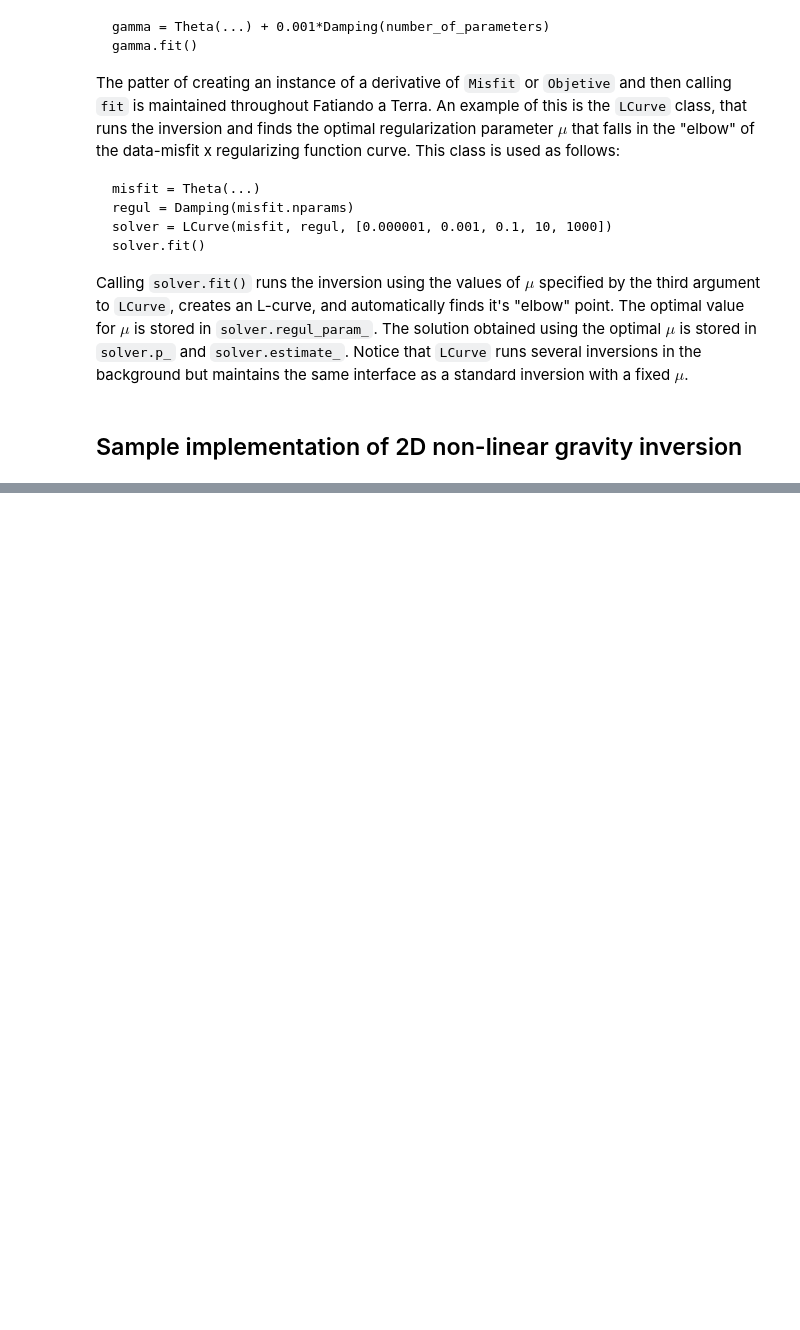
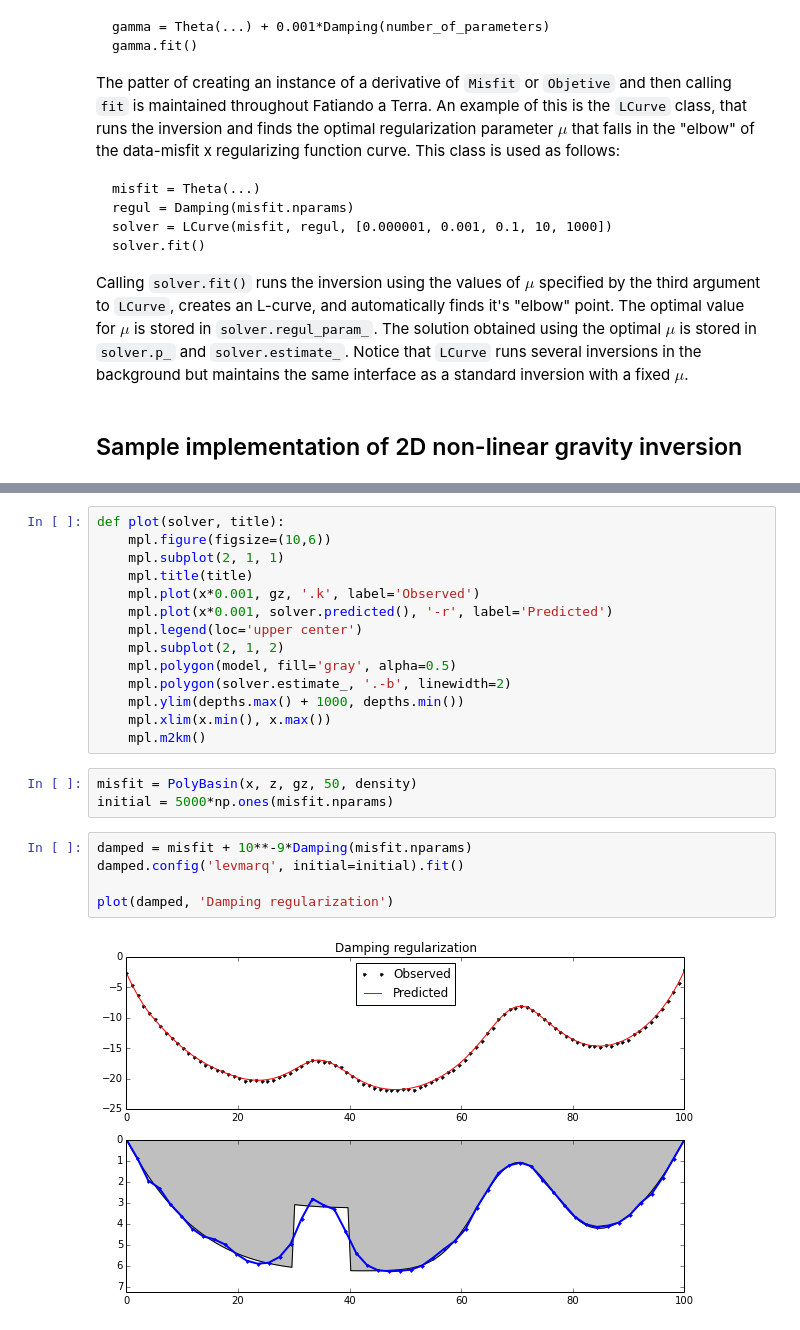
Before and after one commit to leouieda/relatorio-anual-geofisica-2014, a Jupyter notebook: phd-report-2014.ipynb, the cells around one changed output, grey strips where cells are left out. Cells and saved outputs as stored; diff of their text form; blank space fills up the shorter version.

```diff
--- a/phd-report-2014.ipynb
+++ b/phd-report-2014.ipynb
@@ -180,0 +259,24 @@ To exemplify the use of the inverse problems API in Fatiando a Terra, we'll impl
+# %%
+def plot(solver, title):
+    mpl.figure(figsize=(10,6))
+    mpl.subplot(2, 1, 1)
+    mpl.title(title)
+    mpl.plot(x*0.001, gz, '.k', label='Observed')
+    mpl.plot(x*0.001, solver.predicted(), '-r', label='Predicted')
+    mpl.legend(loc='upper center')
+    mpl.subplot(2, 1, 2)
+    mpl.polygon(model, fill='gray', alpha=0.5)
+    mpl.polygon(solver.estimate_, '.-b', linewidth=2)
+    mpl.ylim(depths.max() + 1000, depths.min())
+    mpl.xlim(x.min(), x.max())
+    mpl.m2km()
+# %%
+misfit = PolyBasin(x, z, gz, 50, density)
+initial = 5000*np.ones(misfit.nparams)
+# %%
+damped = misfit + 10**-9*Damping(misfit.nparams)
+damped.config('levmarq', initial=initial).fit()
+
+plot(damped, 'Damping regularization')
+# %% [output]
+[figure, added]
```
Also changed, not shown: parts of 10 cells of this notebook.
